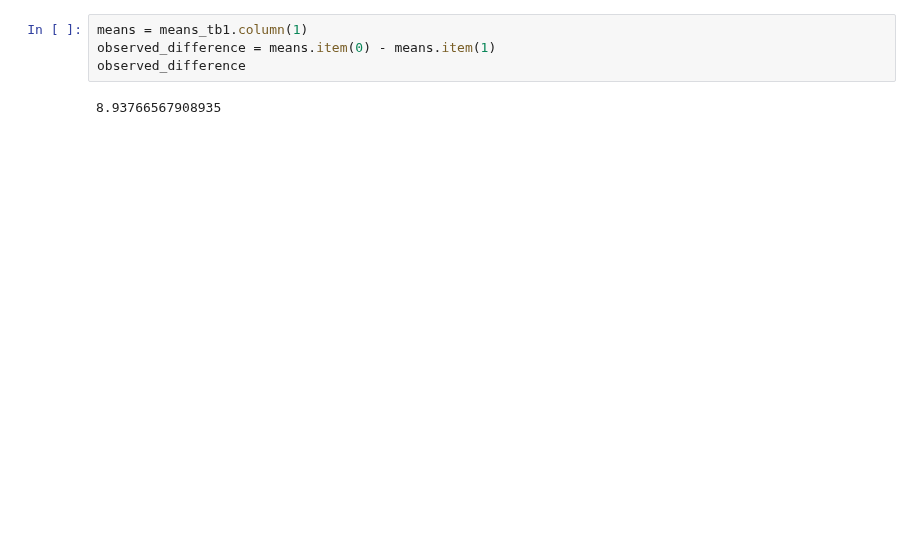
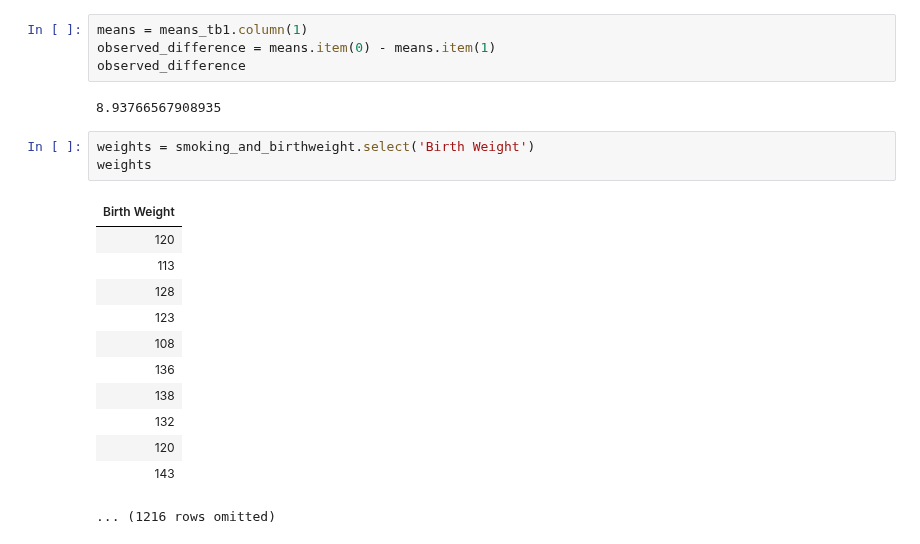
Before and after one commit to ciretorres/python, a Jupyter notebook: data8.2x/Week4/sec08a_ab_testing.ipynb, the cells around one changed output. Drawn from its saved outputs; the diff is of its cells as text; blank space fills up the shorter version.

```diff
--- a/data8.2x/Week4/sec08a_ab_testing.ipynb
+++ b/data8.2x/Week4/sec08a_ab_testing.ipynb
@@ -62,3 +60,19 @@ observed_difference = means.item(0) - means.item(1)
 observed_difference
 # %% [output]
 8.93766567908935
+# %%
+weights = smoking_and_birthweight.select('Birth Weight')
+weights
+# %% [output]
+| Birth Weight |
+| 120 |
+| 113 |
+| 128 |
+| 123 |
+| 108 |
+| 136 |
+| 138 |
+| 132 |
+| 120 |
+| 143 |
+... (1216 rows omitted)
```
Also changed, not shown: parts of 16 cells of this notebook, 1 other file.
